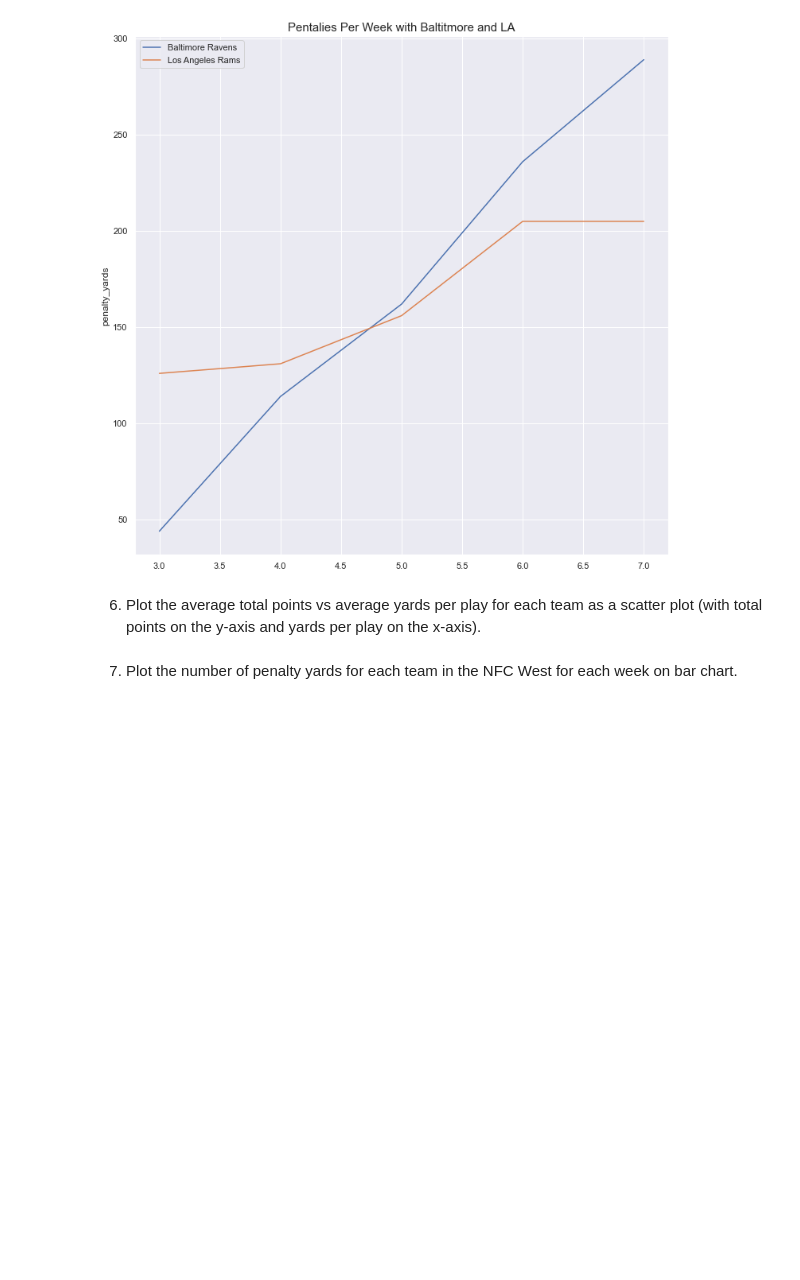
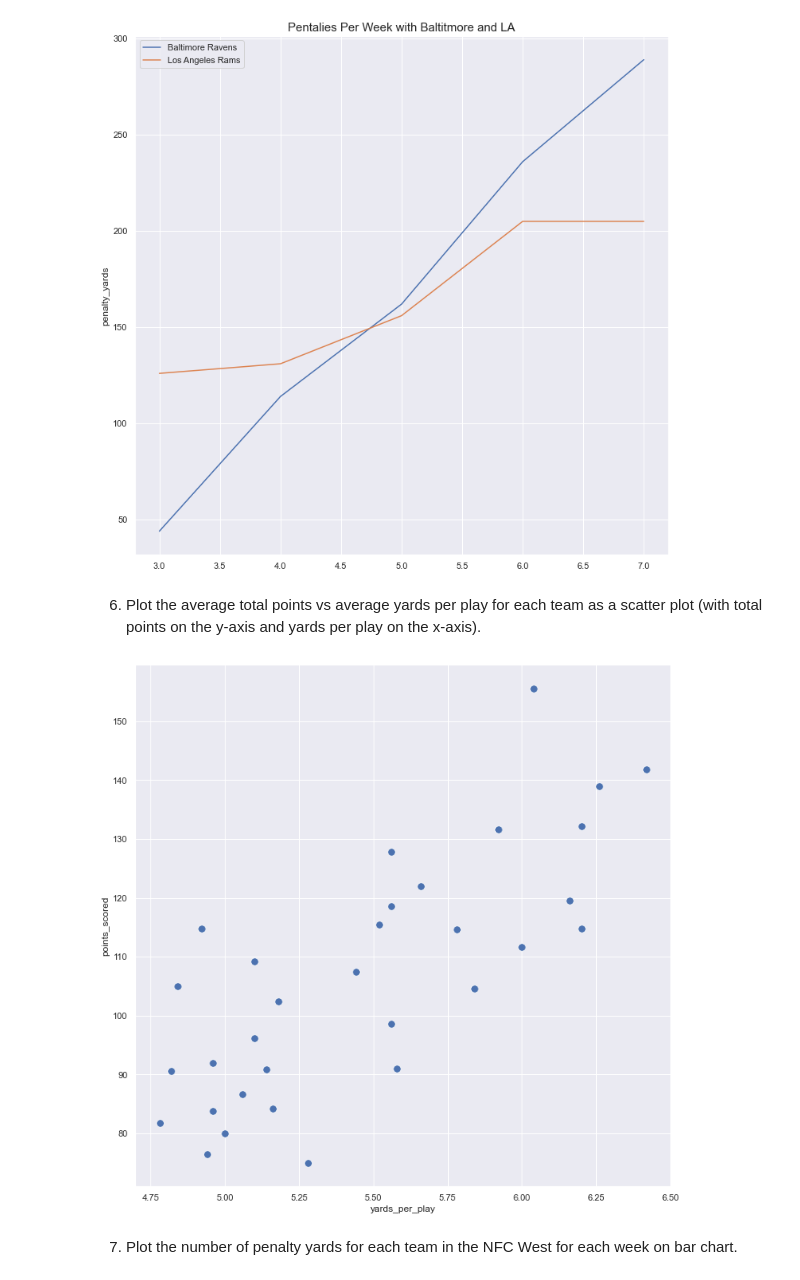
Before and after one commit to SheltonBlackwell/CIS277-FA22-Lab6, a Jupyter notebook: Lab6.ipynb, the cells around one changed output. Drawn from its saved outputs; the diff is of its cells as text; code cells hidden in the pictures; blank space fills up the shorter version.

```diff
--- a/Lab6.ipynb
+++ b/Lab6.ipynb
@@ -83,6 +108,14 @@ plt.legend(labels=["Baltimore Ravens","Los Angeles Rams"]);
 [figure]
 # %% [markdown]
 6. Plot the average total points vs average yards per play for each team as a scatter plot (with total points on the y-axis and yards per play on the x-axis).
+# %%
+play = files.groupby('team').yards_per_play.mean()
+scored = files.groupby('team').points_scored.mean()
+sns.scatterplot(x= play, y= scored,
+s=90
+);
+# %% [output]
+[figure, added]
 # %% [markdown]
 7. Plot the number of penalty yards for each team in the NFC West for each week on bar chart.
 # %%
```
Also changed, not shown: parts of 5 cells of this notebook.
